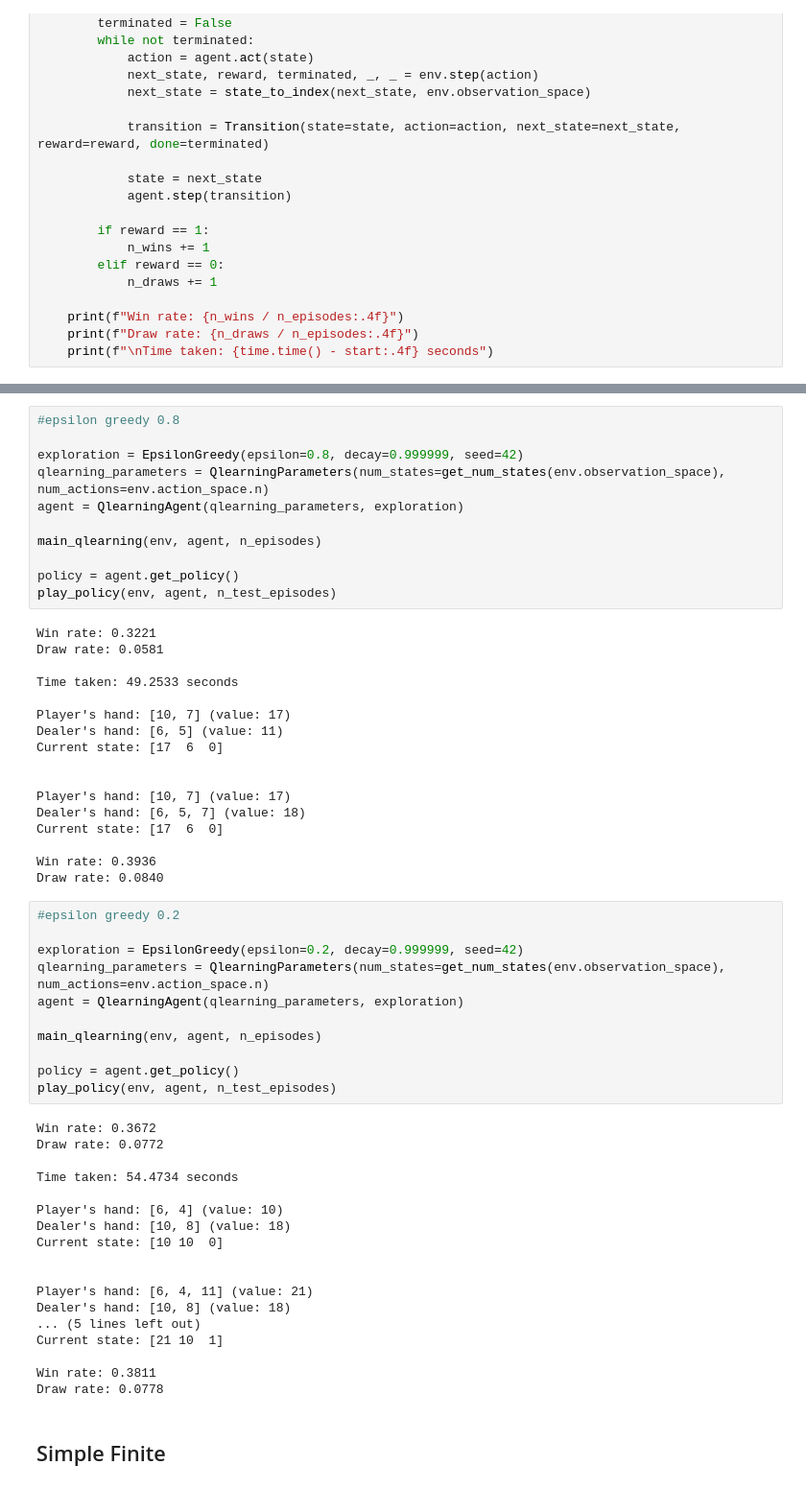
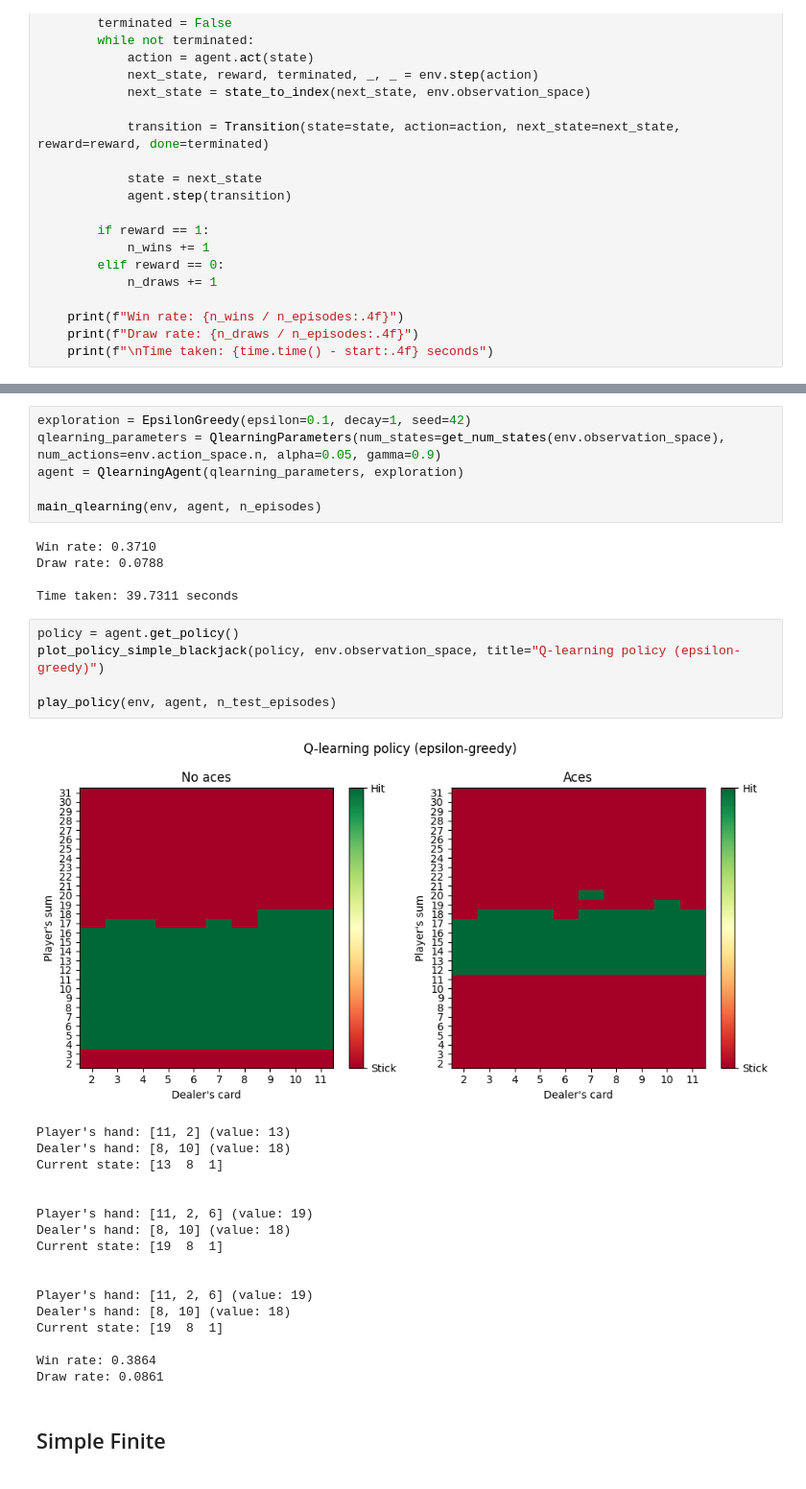
Before and after one commit to ThomasLEMERCIER/BlackJack-RL, a Jupyter notebook: experiments.ipynb, the cells around one changed output, grey strips where cells are left out. Shown at 96% size. Drawn from its saved outputs; the diff is of its cells as text.

```diff
--- a/experiments.ipynb
+++ b/experiments.ipynb
@@ -275,60 +250,37 @@ Draw rate: 0.0770
 # %%
-#epsilon greedy 0.8
-
-exploration = EpsilonGreedy(epsilon=0.8, decay=0.999999, seed=42)
-qlearning_parameters = QlearningParameters(num_states=get_num_states(env.observation_space), num_actions=env.action_space.n)
+exploration = EpsilonGreedy(epsilon=0.1, decay=1, seed=42)
+qlearning_parameters = QlearningParameters(num_states=get_num_states(env.observation_space), num_actions=env.action_space.n, alpha=0.05, gamma=0.9)
 agent = QlearningAgent(qlearning_parameters, exploration)
 
 main_qlearning(env, agent, n_episodes)
-
-policy = agent.get_policy()
-play_policy(env, agent, n_test_episodes)
 # %% [output]
-Win rate: 0.3221
-Draw rate: 0.0581
+Win rate: 0.3710
+Draw rate: 0.0788
 
-Time taken: 49.2533 seconds
-
-Player's hand: [10, 7] (value: 17)
-Dealer's hand: [6, 5] (value: 11)
-Current state: [17  6  0]
-
-
-Player's hand: [10, 7] (value: 17)
-Dealer's hand: [6, 5, 7] (value: 18)
-Current state: [17  6  0]
-
-Win rate: 0.3936
-Draw rate: 0.0840
+Time taken: 39.7311 seconds
-# %%
-#epsilon greedy 0.2
-
-exploration = EpsilonGreedy(epsilon=0.2, decay=0.999999, seed=42)
-qlearning_parameters = QlearningParameters(num_states=get_num_states(env.observation_space), num_actions=env.action_space.n)
-agent = QlearningAgent(qlearning_parameters, exploration)
-
-main_qlearning(env, agent, n_episodes)
-
-policy = agent.get_policy()
-play_policy(env, agent, n_test_episodes)
-# %% [output]
-Win rate: 0.3672
-Draw rate: 0.0772
-
-Time taken: 54.4734 seconds
-
-Player's hand: [6, 4] (value: 10)
-Dealer's hand: [10, 8] (value: 18)
-Current state: [10 10  0]
-
-
-Player's hand: [6, 4, 11] (value: 21)
-Dealer's hand: [10, 8] (value: 18)
-... (5 lines left out)
-Current state: [21 10  1]
-
-Win rate: 0.3811
-Draw rate: 0.0778
+# %%
+policy = agent.get_policy()
+plot_policy_simple_blackjack(policy, env.observation_space, title="Q-learning policy (epsilon-greedy)")
+
+play_policy(env, agent, n_test_episodes)
+# %% [output]
+[figure, added]
+Player's hand: [11, 2] (value: 13)
+Dealer's hand: [8, 10] (value: 18)
+Current state: [13  8  1]
+
+
+Player's hand: [11, 2, 6] (value: 19)
+Dealer's hand: [8, 10] (value: 18)
+Current state: [19  8  1]
+
+
+Player's hand: [11, 2, 6] (value: 19)
+Dealer's hand: [8, 10] (value: 18)
+Current state: [19  8  1]
+
+Win rate: 0.3864
+Draw rate: 0.0861
 # %% [markdown]
 ## Simple Finite
 # %%
```
Also changed, not shown: parts of 31 cells of this notebook, 1 other file.
